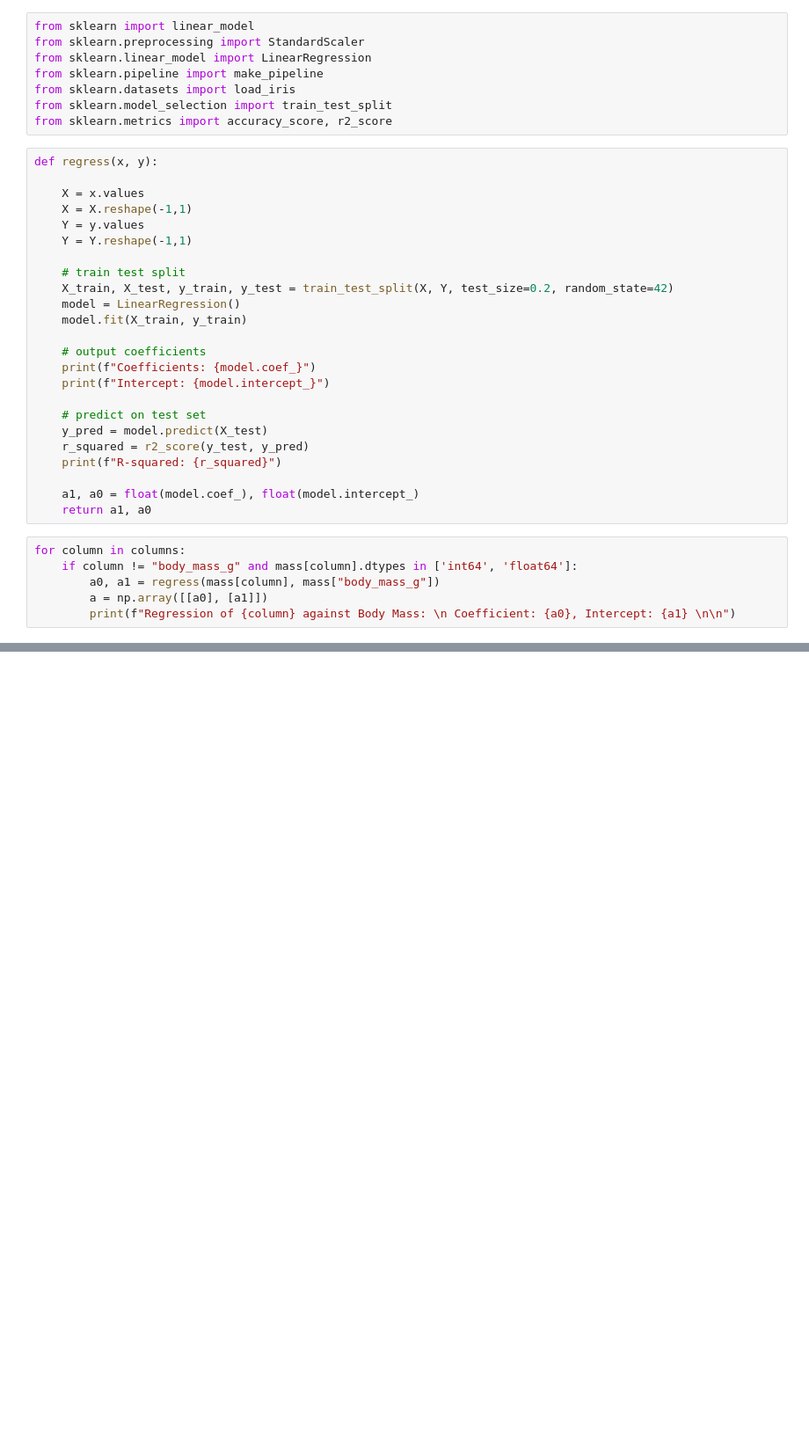
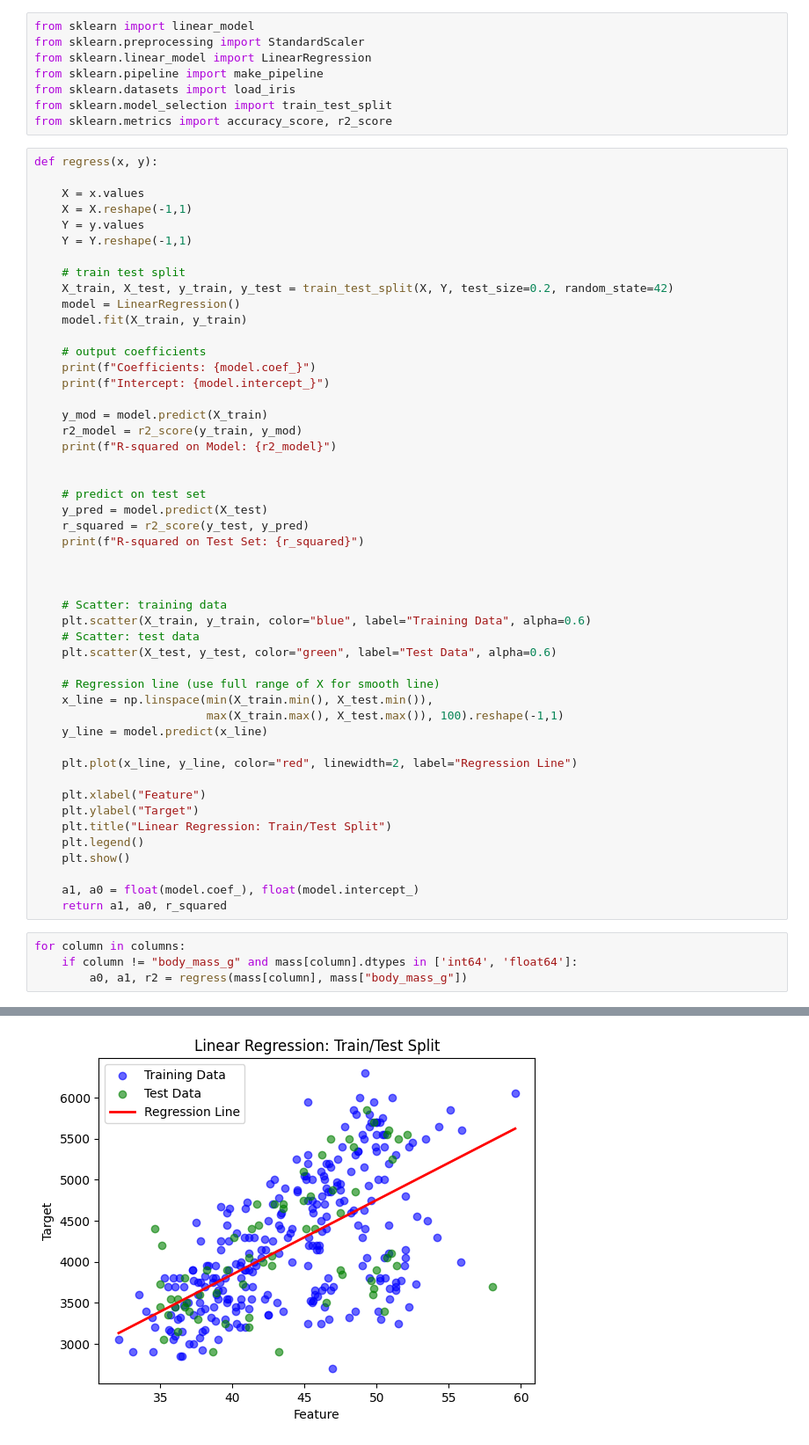
Before and after one commit to jaden-goh/coursework, a Jupyter notebook: machine learning and artificial intelligence/regression/linearRegression.ipynb, the cells around one changed output, grey strips where cells are left out. Shown: that part at 88% size. Drawn from its saved outputs; the diff is of its cells as text; blank space fills up the shorter version.

Commit message:
regression again, multivar and ridge/lasso tmr

```diff
--- a/machine learning and artificial intelligence/regression/linearRegression.ipynb
+++ b/machine learning and artificial intelligence/regression/linearRegression.ipynb
@@ -145,19 +147,42 @@ def regress(x, y):
     print(f"Coefficients: {model.coef_}")
     print(f"Intercept: {model.intercept_}")
 
+    y_mod = model.predict(X_train)
+    r2_model = r2_score(y_train, y_mod)
+    print(f"R-squared on Model: {r2_model}")
+
+
     # predict on test set
     y_pred = model.predict(X_test)
     r_squared = r2_score(y_test, y_pred)
-    print(f"R-squared: {r_squared}")
+    print(f"R-squared on Test Set: {r_squared}")
+
+
+
+    # Scatter: training data
+    plt.scatter(X_train, y_train, color="blue", label="Training Data", alpha=0.6)
+    # Scatter: test data
+    plt.scatter(X_test, y_test, color="green", label="Test Data", alpha=0.6)
+
+    # Regression line (use full range of X for smooth line)
+    x_line = np.linspace(min(X_train.min(), X_test.min()),
+                         max(X_train.max(), X_test.max()), 100).reshape(-1,1)
+    y_line = model.predict(x_line)
+
+    plt.plot(x_line, y_line, color="red", linewidth=2, label="Regression Line")
+
+    plt.xlabel("Feature")
+    plt.ylabel("Target")
+    plt.title("Linear Regression: Train/Test Split")
+    plt.legend()
+    plt.show()
 
     a1, a0 = float(model.coef_), float(model.intercept_)
-    return a1, a0
+    return a1, a0, r_squared
 # %%
 for column in columns:
     if column != "body_mass_g" and mass[column].dtypes in ['int64', 'float64']:
-        a0, a1 = regress(mass[column], mass["body_mass_g"])
-        a = np.array([[a0], [a1]])
-        print(f"Regression of {column} against Body Mass: \n Coefficient: {a0}, Intercept: {a1} \n\n")
+        a0, a1, r2 = regress(mass[column], mass["body_mass_g"])
 # %% [output]
 Coefficients: [[90.56941831]]
 Intercept: [223.62200165]
@@ -180,0 +191 @@ Regression of flipper_length_mm against Body Mass:
+[figure, added]
```
Also changed, not shown: parts of 2 cells of this notebook.
